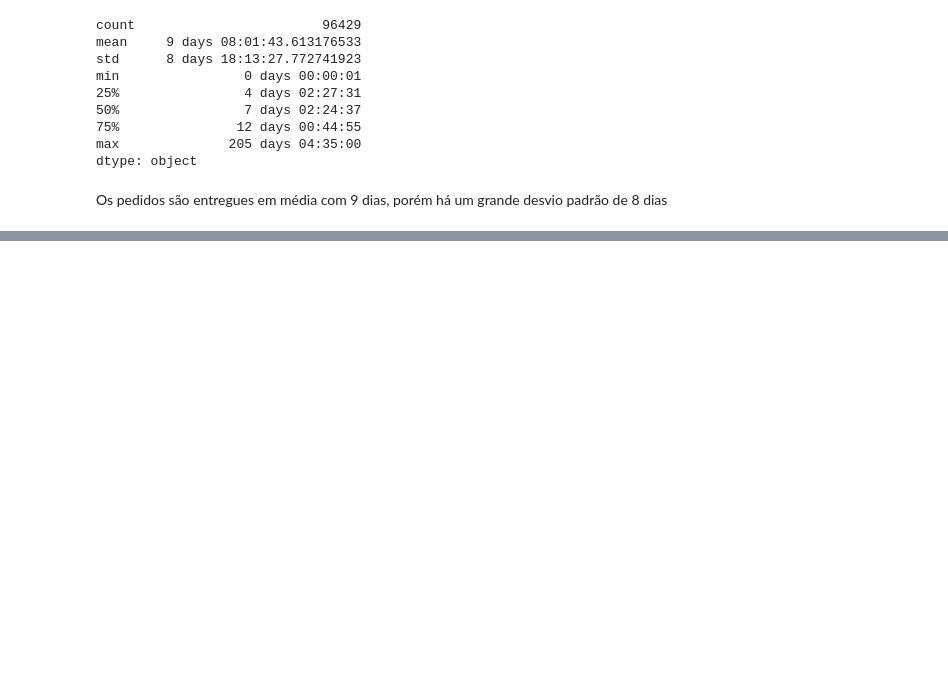
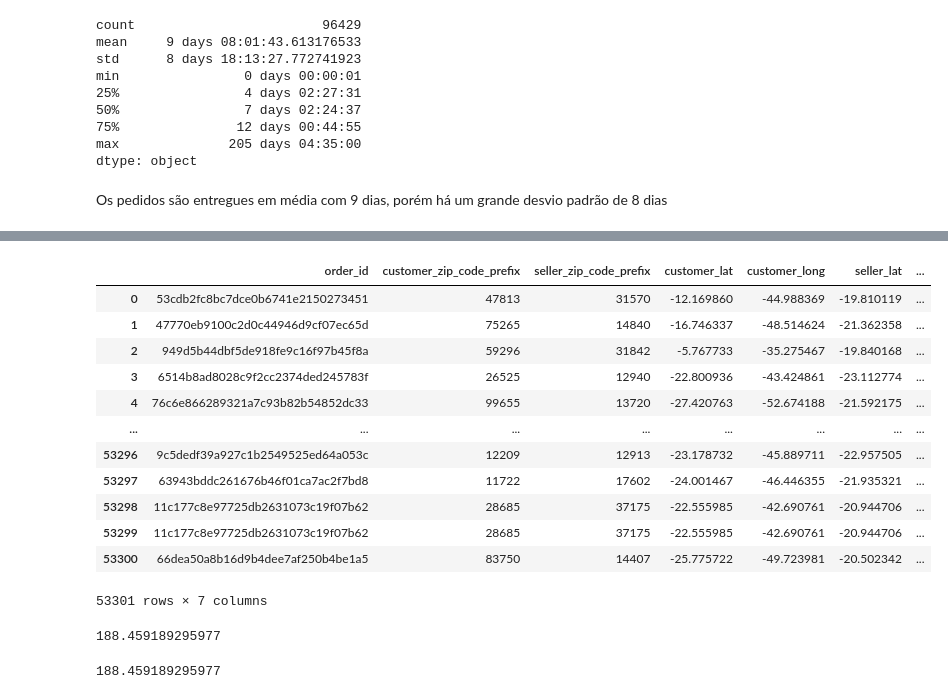
Before and after one commit to marcello10/triggo-ai-olist, a Jupyter notebook: analyses-olist.ipynb, the cells around one changed output, grey strips where cells are left out. Drawn from its saved outputs; the diff is of its cells as text; code cells hidden in the pictures; blank space fills up the shorter version.

```diff
--- a/analyses-olist.ipynb
+++ b/analyses-olist.ipynb
@@ -817,0 +839,4 @@ Text(0, 0.5, 'quantidade de dias')
+# %%
+df_geolocation_cep = olist_geolocation_dataset.drop_duplicates(subset='geolocation_zip_code_prefix')
+# %%
+df_geolocation_cep = df_geolocation_cep.drop(['geolocation_city','geolocation_state'],axis=1)
@@ -817,0 +879,9 @@ Text(0, 0.5, 'quantidade de dias')
+# %%
+df_order_customer_id = pd.merge(olist_orders_dataset[['order_id','customer_id']],
+        olist_customers_dataset[['customer_id','customer_zip_code_prefix']],
+        on='customer_id')
+df_order_seller_id = pd.merge(olist_order_items_dataset[['order_id','seller_id']],
+        olist_sellers_dataset[['seller_id','seller_zip_code_prefix']],
+        on='seller_id')
+df_order_customer_seller_id = pd.merge(df_order_customer_id,df_order_seller_id,on='order_id').drop(['customer_id','seller_id'],axis=1)
+df_order_customer_seller_id
@@ -817,0 +934,32 @@ Text(0, 0.5, 'quantidade de dias')
+# %%
+df_order_customer_seller_id = pd.merge(df_order_customer_seller_id,df_geolocation_cep,
+        left_on='customer_zip_code_prefix',
+        right_on = 'geolocation_zip_code_prefix',
+        how='inner').drop(['geolocation_zip_code_prefix'],axis=1).rename(
+                columns={'geolocation_lat':'customer_lat',
+                         'geolocation_lng':'customer_long'}
+        )
+df_order_customer_seller_id = pd.merge(df_order_customer_seller_id,df_geolocation_cep,
+                        left_on='seller_zip_code_prefix',
+                        right_on='geolocation_zip_code_prefix',
+                        how='inner').drop(
+                        ['geolocation_zip_code_prefix'],axis=1
+                        ).rename(
+                                columns={'geolocation_lat':'seller_lat',
+                                        'geolocation_lng':'seller_long'}
+                                )
+df_order_customer_seller_id
+# %% [output]
+|  | order_id | customer_zip_code_prefix | seller_zip_code_prefix | customer_lat | customer_long | seller_lat | ... |
+| 0 | 53cdb2fc8bc7dce0b6741e2150273451 | 47813 | 31570 | -12.169860 | -44.988369 | -19.810119 | ... |
+| 1 | 47770eb9100c2d0c44946d9cf07ec65d | 75265 | 14840 | -16.746337 | -48.514624 | -21.362358 | ... |
+| 2 | 949d5b44dbf5de918fe9c16f97b45f8a | 59296 | 31842 | -5.767733 | -35.275467 | -19.840168 | ... |
+| 3 | 6514b8ad8028c9f2cc2374ded245783f | 26525 | 12940 | -22.800936 | -43.424861 | -23.112774 | ... |
+| 4 | 76c6e866289321a7c93b82b54852dc33 | 99655 | 13720 | -27.420763 | -52.674188 | -21.592175 | ... |
+| ... | ... | ... | ... | ... | ... | ... | ... |
+| 53296 | 9c5dedf39a927c1b2549525ed64a053c | 12209 | 12913 | -23.178732 | -45.889711 | -22.957505 | ... |
+| 53297 | 63943bddc261676b46f01ca7ac2f7bd8 | 11722 | 17602 | -24.001467 | -46.446355 | -21.935321 | ... |
+| 53298 | 11c177c8e97725db2631073c19f07b62 | 28685 | 37175 | -22.555985 | -42.690761 | -20.944706 | ... |
+| 53299 | 11c177c8e97725db2631073c19f07b62 | 28685 | 37175 | -22.555985 | -42.690761 | -20.944706 | ... |
+| 53300 | 66dea50a8b16d9b4dee7af250b4be1a5 | 83750 | 14407 | -25.775722 | -49.723981 | -20.502342 | ... |
+53301 rows × 7 columns
@@ -817,0 +968,5 @@ Text(0, 0.5, 'quantidade de dias')
+# %%
+calculate_distance_earth(*df_order_customer_seller_id.iloc[80][['customer_lat','customer_long',
+                                    'seller_lat','seller_long']].to_numpy())
+# %% [output]
+188.459189295977
@@ -817,0 +978,5 @@ Text(0, 0.5, 'quantidade de dias')
+# %%
+df_order_customer_seller_id['distance'] = df_order_customer_seller_id.apply(calculate_distance_row,axis=1)
+df_order_customer_seller_id.iloc[80]['distance']
+# %% [output]
+188.459189295977
```
Also changed, not shown: parts of 26 cells of this notebook.
